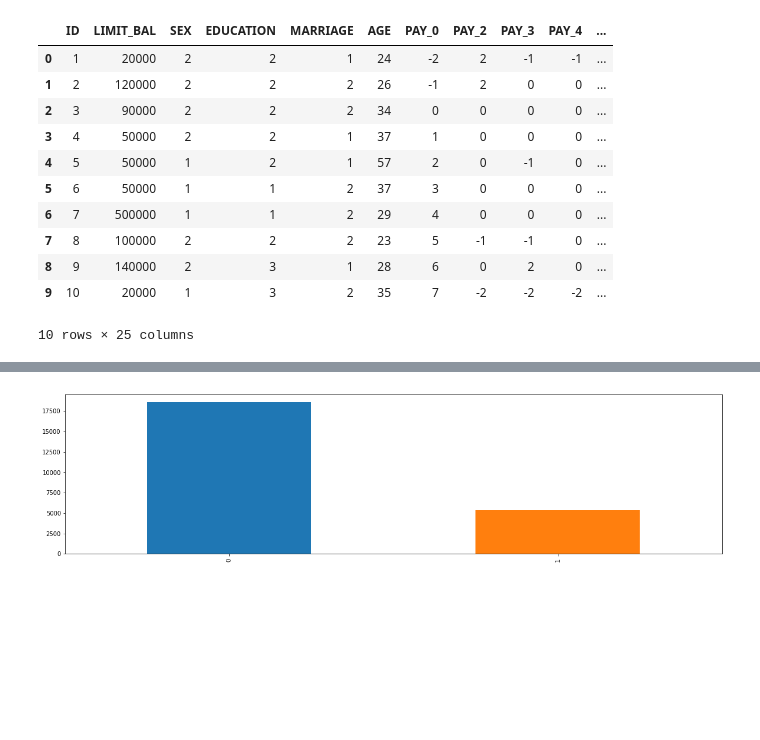
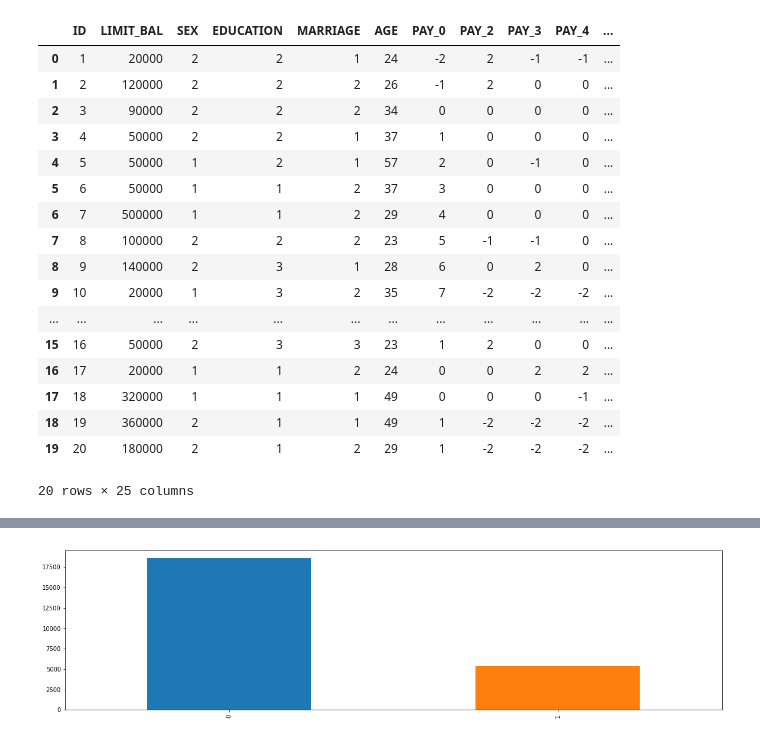
Before and after one commit to krishna5689/Onboarding_Madhan, a Jupyter notebook: Credit_Card_Default.ipynb, the cells around one changed output, grey strips where cells are left out. Saved outputs shown, nothing was run; the diff lists cells and outputs as text; code cells hidden in the pictures; blank space fills up the shorter version.

```diff
--- a/Credit_Card_Default.ipynb
+++ b/Credit_Card_Default.ipynb
@@ -18,26 +18,32 @@ warnings.filterwarnings('ignore')
 # %%
 data_list = []
 
 for chunk in  pd.read_csv('./creditcard.csv', sep=',', chunksize=10000):
     data_list.append(chunk)
 
 df_pd = pd.concat(data_list, axis= 0)
 del data_list
 
-df_pd.head(10)
+df_pd.head(20)
 # %% [output]
 |  | ID | LIMIT_BAL | SEX | EDUCATION | MARRIAGE | AGE | PAY_0 | PAY_2 | PAY_3 | PAY_4 | ... |
 | 0 | 1 | 20000 | 2 | 2 | 1 | 24 | -2 | 2 | -1 | -1 | ... |
 | 1 | 2 | 120000 | 2 | 2 | 2 | 26 | -1 | 2 | 0 | 0 | ... |
 | 2 | 3 | 90000 | 2 | 2 | 2 | 34 | 0 | 0 | 0 | 0 | ... |
 | 3 | 4 | 50000 | 2 | 2 | 1 | 37 | 1 | 0 | 0 | 0 | ... |
 | 4 | 5 | 50000 | 1 | 2 | 1 | 57 | 2 | 0 | -1 | 0 | ... |
 | 5 | 6 | 50000 | 1 | 1 | 2 | 37 | 3 | 0 | 0 | 0 | ... |
 | 6 | 7 | 500000 | 1 | 1 | 2 | 29 | 4 | 0 | 0 | 0 | ... |
 | 7 | 8 | 100000 | 2 | 2 | 2 | 23 | 5 | -1 | -1 | 0 | ... |
 | 8 | 9 | 140000 | 2 | 3 | 1 | 28 | 6 | 0 | 2 | 0 | ... |
 | 9 | 10 | 20000 | 1 | 3 | 2 | 35 | 7 | -2 | -2 | -2 | ... |
+| ... | ... | ... | ... | ... | ... | ... | ... | ... | ... | ... | ... |
+| 15 | 16 | 50000 | 2 | 3 | 3 | 23 | 1 | 2 | 0 | 0 | ... |
+| 16 | 17 | 20000 | 1 | 1 | 2 | 24 | 0 | 0 | 2 | 2 | ... |
+| 17 | 18 | 320000 | 1 | 1 | 1 | 49 | 0 | 0 | 0 | -1 | ... |
+| 18 | 19 | 360000 | 2 | 1 | 1 | 49 | 1 | -2 | -2 | -2 | ... |
+| 19 | 20 | 180000 | 2 | 1 | 2 | 29 | 1 | -2 | -2 | -2 | ... |
-10 rows × 25 columns
+20 rows × 25 columns
 # %%
 df_pd.describe(include='all')
 # %% [output]
```
